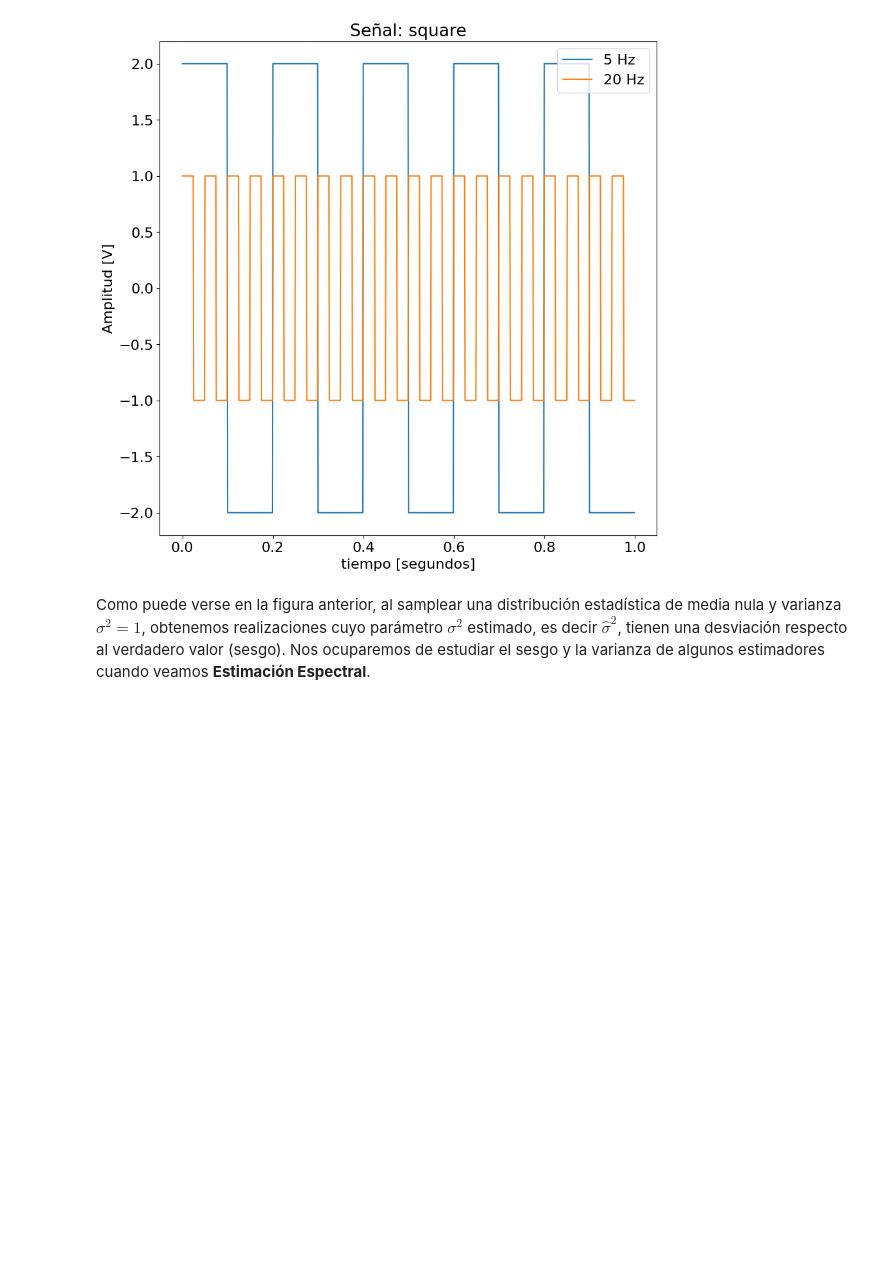
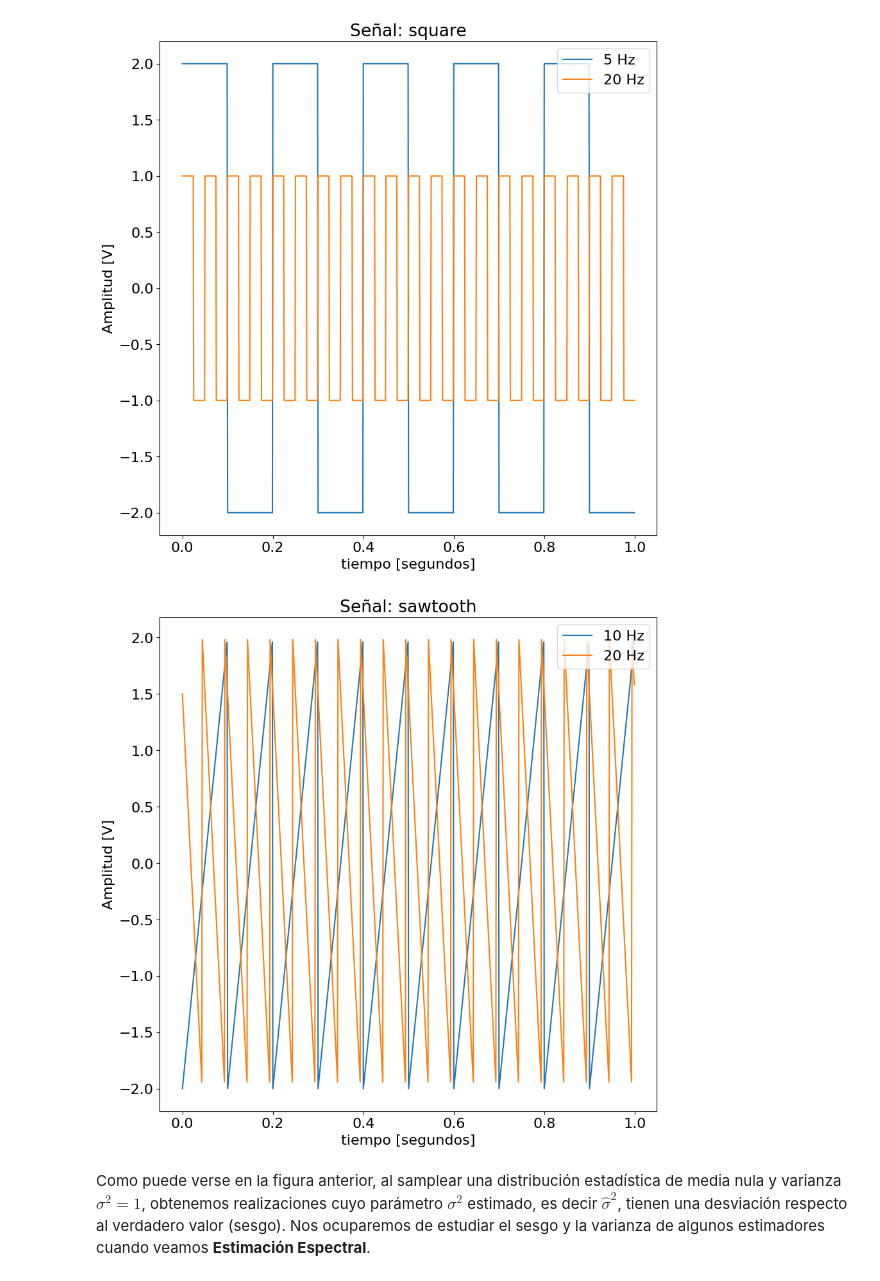
Before and after one commit to joacocibeira/PDS, a Jupyter notebook: tp_0/notebook0.ipynb, the cells around one changed output. Cells and saved outputs as stored; diff of their text form; code cells hidden in the pictures; blank space fills up the shorter version.

```diff
--- a/tp_0/notebook0.ipynb
+++ b/tp_0/notebook0.ipynb
@@ -187,16 +187,18 @@ my_testbench( sig_props )
 [figure]
 # %%
 sig_props = { 'tipo': 'sawtooth',
-              'frecuencia': (5, 20), # Uso de tuplas para las frecuencias
-              'amplitud':   (2, 1),
-              'fase':       (0, 0)
+              'frecuencia': (10, 20), # Uso de tuplas para las frecuencias
+              'amplitud':   (2, -2),
+              'fase':       (0, np.pi/4)
              }
 # Como también puedo agregar un campo descripción de manera programática
 # este tipo de sintaxis es *MUY* de Python
 sig_props['descripcion'] = [ str(a_freq) + ' Hz' for a_freq in sig_props['frecuencia'] ]
 
 # Invocamos a nuestro testbench exclusivamente:
 my_testbench( sig_props )
+# %% [output]
+[figure, added]
 # %% [markdown]
 Como puede verse en la figura anterior, al samplear una distribución estadística de media nula y varianza $\sigma^2=1$, obtenemos realizaciones cuyo parámetro $\sigma^2$ estimado, es decir $\hat\sigma^2$, tienen una desviación respecto al verdadero valor (sesgo). Nos ocuparemos de estudiar el sesgo y la varianza de algunos estimadores cuando veamos **Estimación Espectral**.
 # %% [markdown]
```
Also changed, not shown: parts of 1 cell of this notebook.
